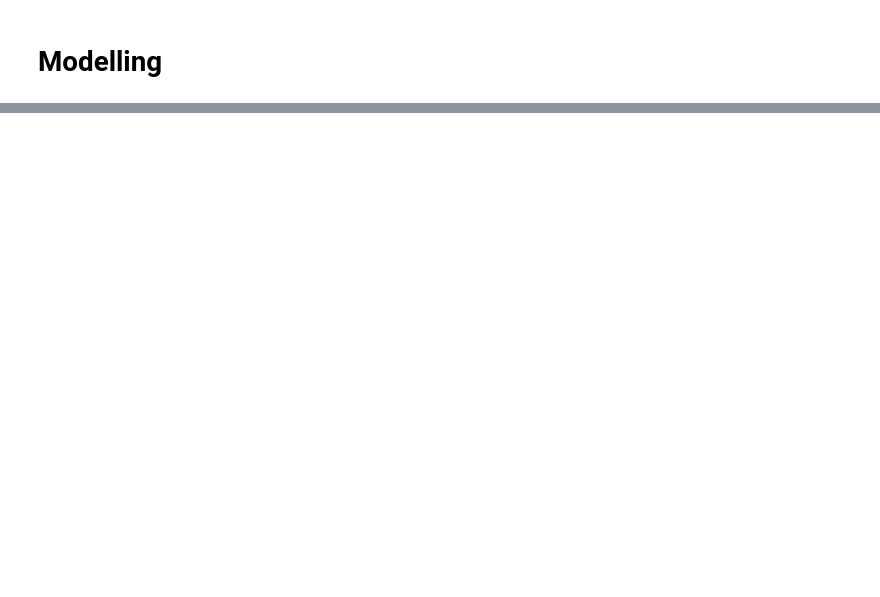
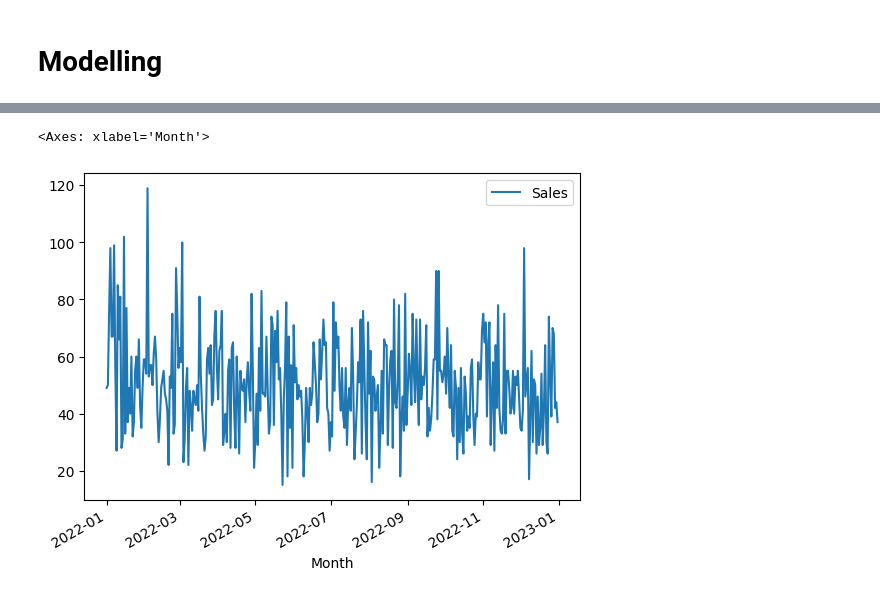
Before and after one commit to marginbridge/VIX-Kalbe-Nutritionals, a Jupyter notebook: regression_(time_series).ipynb, the cells around one changed output, grey strips where cells are left out. Cells and saved outputs as stored; diff of their text form; code cells hidden in the pictures; blank space fills up the shorter version.

```diff
--- a/regression_(time_series).ipynb
+++ b/regression_(time_series).ipynb
@@ -288,4 +288,5 @@ df_merged = df3.copy()
 groupby by
 date lalu yang di aggregasi adalah qty di sum
 # %%
-df_merged.groupby('Date').agg({'Qty':['sum']})
+df_grouped = df_merged.groupby('Date').agg({'Qty':['sum']}).reset_index()
+df_grouped.columns = ['Month','Sales']
@@ -307,0 +321,3 @@ df_merged.groupby('Date').agg({'Qty':['sum']})
+# %%
+# convert into Datetime
+df_grouped['Month']=pd.to_datetime(df_grouped['Month'])
@@ -309,0 +378,7 @@ df_merged.groupby('Date').agg({'Qty':['sum']})
+# %%
+df_grouped.set_index('Month',inplace=True)
+# %%
+df_grouped.plot()
+# %% [output]
+<Axes: xlabel='Month'>
+[figure, added]
```
Also changed, not shown: parts of 9 cells of this notebook.
